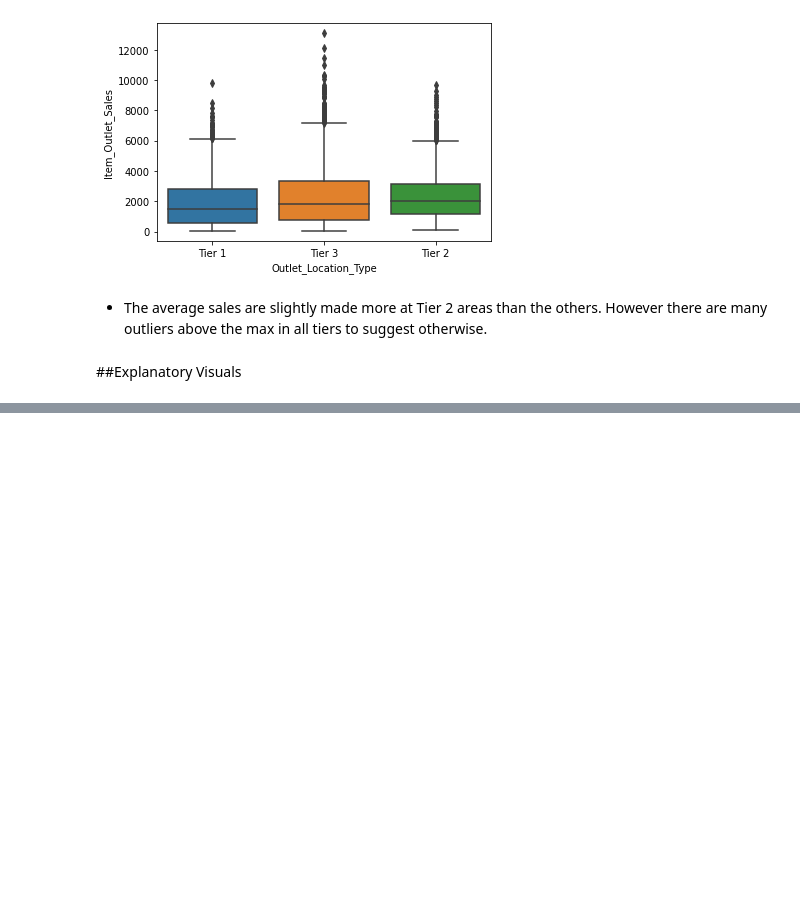
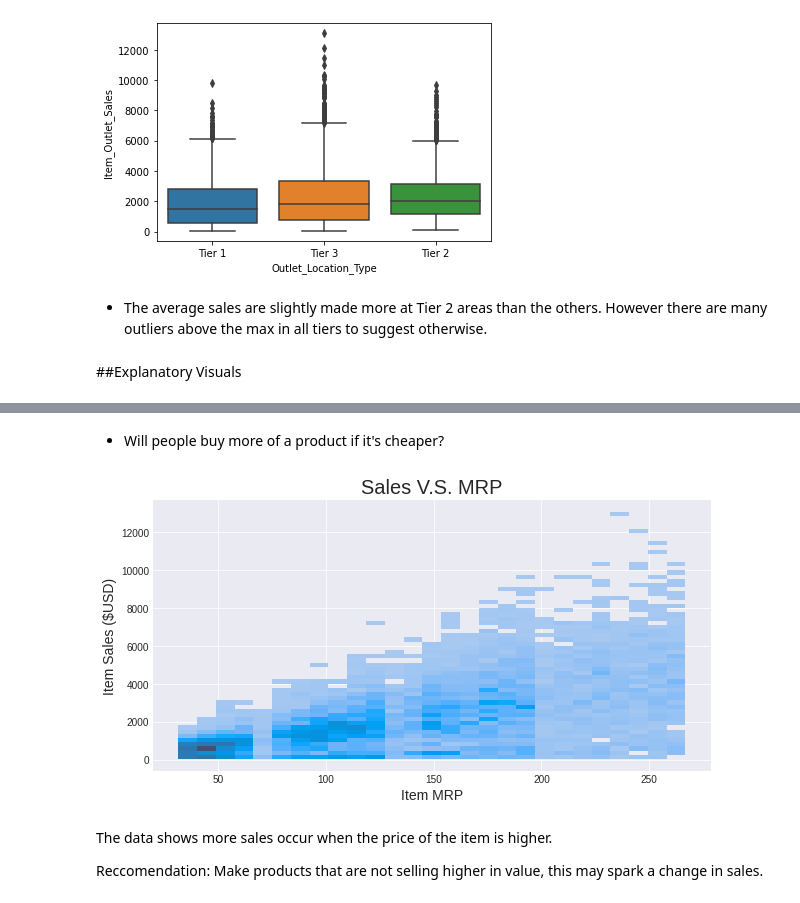
Before and after one commit to CaillahR/Food-Sale-Predictions, a Jupyter notebook: Sales_Predictions.ipynb, the cells around one changed output, grey strips where cells are left out. Drawn from its saved outputs; the diff is of its cells as text; code cells hidden in the pictures; blank space fills up the shorter version.

```diff
--- a/Sales_Predictions.ipynb
+++ b/Sales_Predictions.ipynb
@@ -244,0 +348,16 @@ sns.boxplot(data = df, x = "Outlet_Location_Type", y = "Item_Outlet_Sales")
+# %% [markdown]
+- Will people buy more of a product if it's cheaper?
+# %%
+plt.style.use("seaborn-pastel")
+fig, ax = plt.subplots(figsize=(10, 5))
+sns.histplot(data = df, x ="Item_MRP", y = "Item_Outlet_Sales")
+plt.title("Sales V.S. MRP", fontsize = 20)
+plt.xlabel("Item MRP", fontsize = 14)
+plt.ylabel("Item Sales ($USD)", fontsize = 14)
+plt.show()
+# %% [output]
+[figure, added]
+# %% [markdown]
+The data shows more sales occur when the price of the item is higher.
+
+Reccomendation: Make products that are not selling higher in value, this may spark a change in sales.
```
Also changed, not shown: parts of 16 cells of this notebook.
